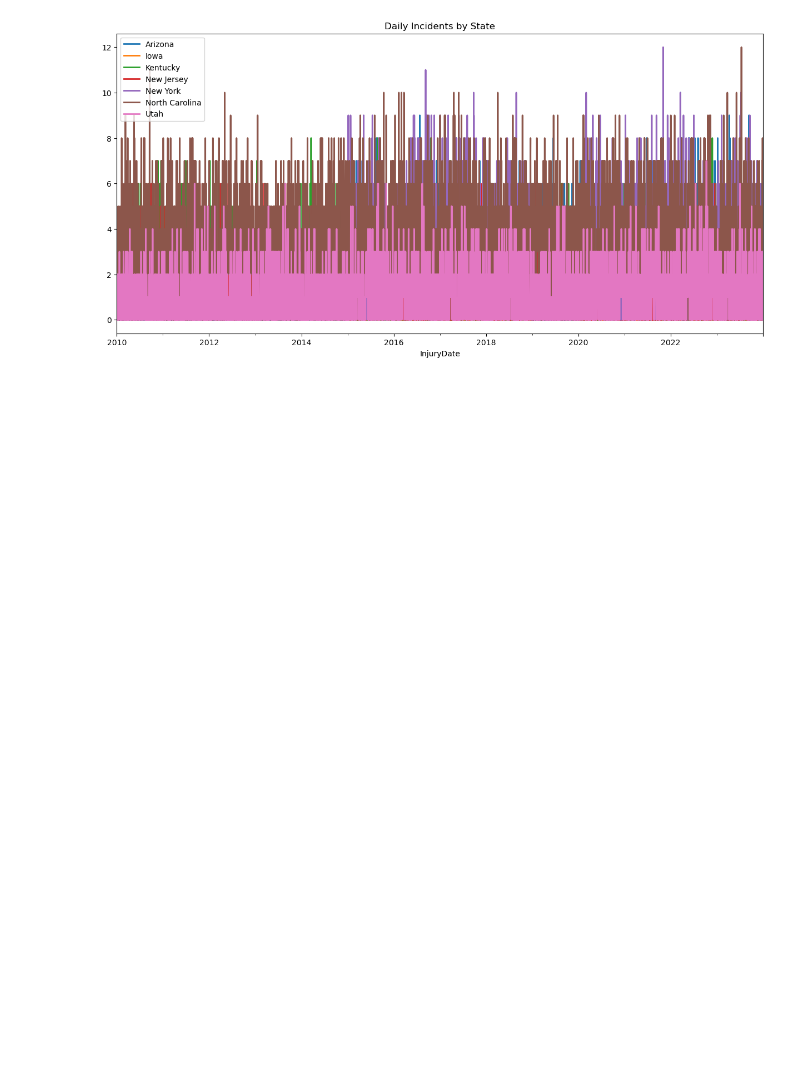
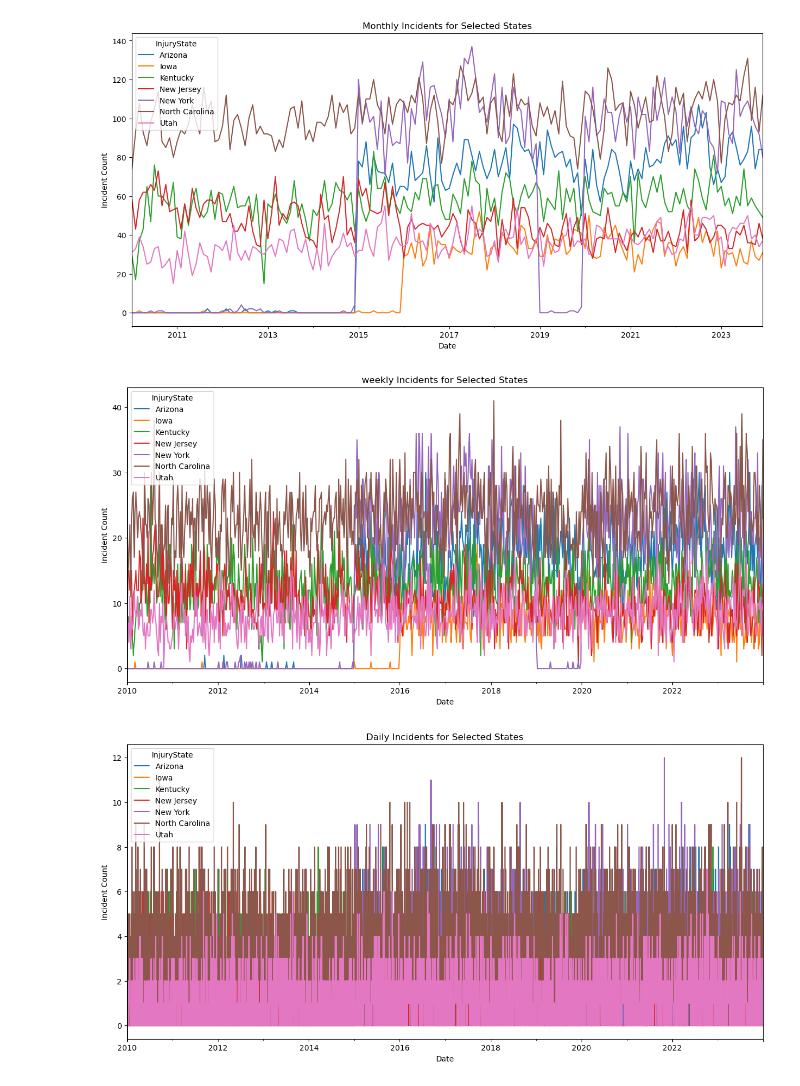
Before and after one commit to MatteoPS/suicide_forecasting, a Jupyter notebook: notebooks/0.1-NVDRS-exploration.ipynb, the cells around one changed output. Drawn from its saved outputs; the diff is of its cells as text; code cells hidden in the pictures; blank space fills up the shorter version.

```diff
--- a/notebooks/0.1-NVDRS-exploration.ipynb
+++ b/notebooks/0.1-NVDRS-exploration.ipynb
@@ -42,54 +41,48 @@ nvdrs_ts = TimeSeries.from_dataframe(
 )
 
 # Create Multivariate TimeSeries (By State)
-agg_state_df = aggregate_nvdrs_daily(nvdrs_s_df, by_state=True)
+daily_df = aggregate_nvdrs_daily(nvdrs_s_df, by_state=True).set_index('InjuryDate')
 
-nvdrs_ts_states = TimeSeries.from_dataframe(
-    agg_state_df,
-    time_col='InjuryDate',
-    fill_missing_dates=True,
-    freq='D',
-    fillna_value=0
-)
+
+# create monthly (Month End) and Weekly DF
+daily_df = daily_df.resample('D').sum() # This adds any missing days and fills with 0
+monthly_df = daily_df.resample('ME').sum()
+weekly_df = daily_df.resample('W').sum()
+
+
+# 2. Convert df to Darts TimeSeries
+ts_daily = TimeSeries.from_dataframe(daily_df.reset_index(), time_col='InjuryDate')
+ts_monthly = TimeSeries.from_dataframe(monthly_df.reset_index(), time_col='InjuryDate')
+ts_weekly = TimeSeries.from_dataframe(weekly_df.reset_index(), time_col='InjuryDate')
-# %%
-selected_states = ['Arizona', 'Iowa', 'Kentucky', 'New Jersey', 'New York', 'North Carolina', 'Utah']
-
-plt.figure(figsize=(15, 7))
-nvdrs_ts_states[selected_states].plot()
-
-plt.title("Daily Incidents by State")
-plt.show()
-# %% [output]
-[figure, removed]
 # %%
-# Extract, resample to Monthly ('ME') and Weekly ('W'), sum the daily counts, and plot
-monthly_df = nvdrs_ts_states.to_dataframe().resample('ME').sum() #calculates
-weekly_df = nvdrs_ts_states.to_dataframe().resample('W').sum() #calculates
-daily_df = nvdrs_ts_states.to_dataframe()
-
+selected_states = ['Arizona', 'Iowa', 'Kentucky', 'New Jersey', 'New York', 'North Carolina', 'Utah']
 
 # Filter the monthly dataframe to just these columns and plot
 monthly_df[selected_states].plot(figsize=(15, 7))
 
 plt.title("Monthly Incidents for Selected States")
 plt.ylabel("Incident Count")
 plt.xlabel("Date")
 plt.show()
 
 
 
 weekly_df[selected_states].plot(figsize=(15, 7))
 
 plt.title("weekly Incidents for Selected States")
 plt.ylabel("Incident Count")
 plt.xlabel("Date")
 plt.show()
 
 
 
 daily_df[selected_states].plot(figsize=(15, 7))
 
 plt.title("Daily Incidents for Selected States")
 plt.ylabel("Incident Count")
 plt.xlabel("Date")
 plt.show()
+# %% [output]
+[figure, added]
+[figure, added]
+[figure, added]
```
Also changed, not shown: parts of 3 cells of this notebook.
